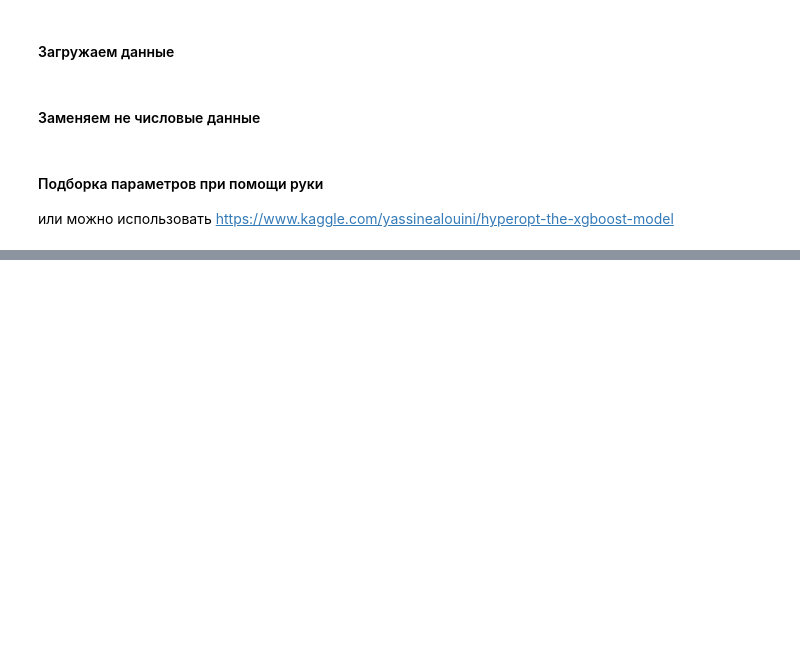
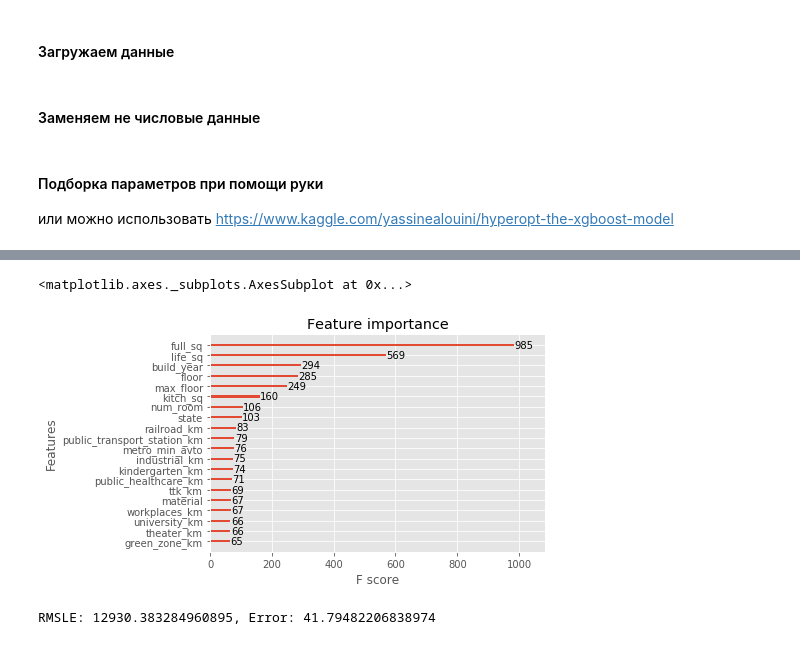
Before and after one commit to EldanGS/Data_Science, a Jupyter notebook: Yessenov Data Lab/Week3_Classification_n_boost/Day2/Day 2, laboratory work, modeling xgb.ipynb, the cells around one changed output, grey strips where cells are left out. Cells and saved outputs as stored; diff of their text form; code cells hidden in the pictures; blank space fills up the shorter version.

```diff
--- a/Yessenov Data Lab/Week3_Classification_n_boost/Day2/Day 2, laboratory work, modeling xgb.ipynb
+++ b/Yessenov Data Lab/Week3_Classification_n_boost/Day2/Day 2, laboratory work, modeling xgb.ipynb
@@ -318,0 +343,8 @@ xgb_params = {
+# %%
+num_boost_rounds = len(cv_output)
+model = xgb.train(dict(xgb_params, silent=0), dtrain, num_boost_round=num_boost_rounds)
+# %%
+xgb.plot_importance(model, max_num_features=20)
+# %% [output]
+<matplotlib.axes._subplots.AxesSubplot at 0x...>
+[figure, added]
@@ -318,0 +358,4 @@ xgb_params = {
+# %%
+print("RMSLE: {}, Error: {}".format(rmsle, error))
+# %% [output]
+RMSLE: 12930.383284960895, Error: 41.79482206838974
```
Also changed, not shown: parts of 17 cells of this notebook, 8 other files.
